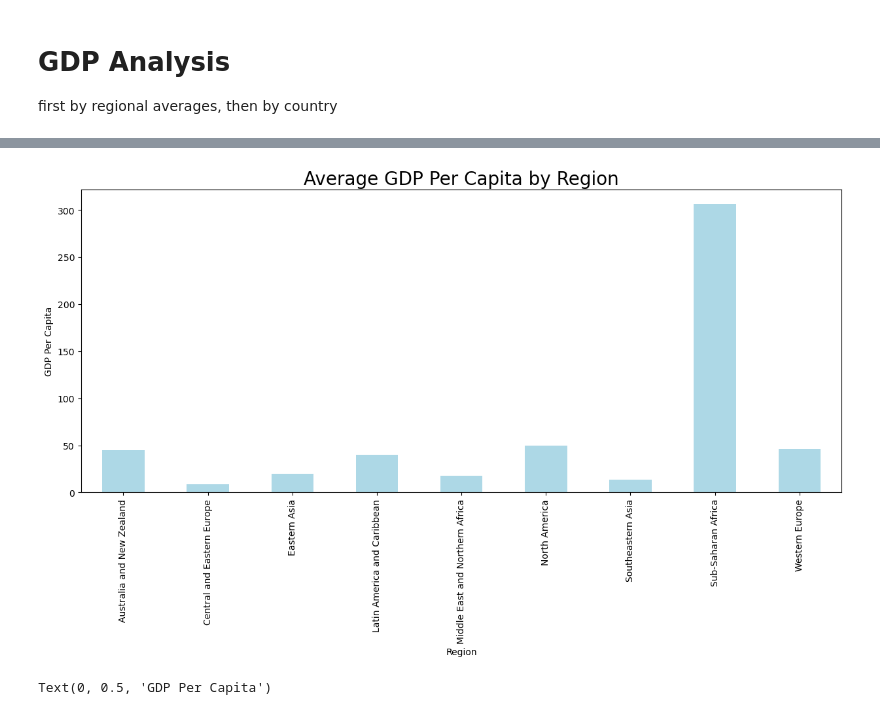
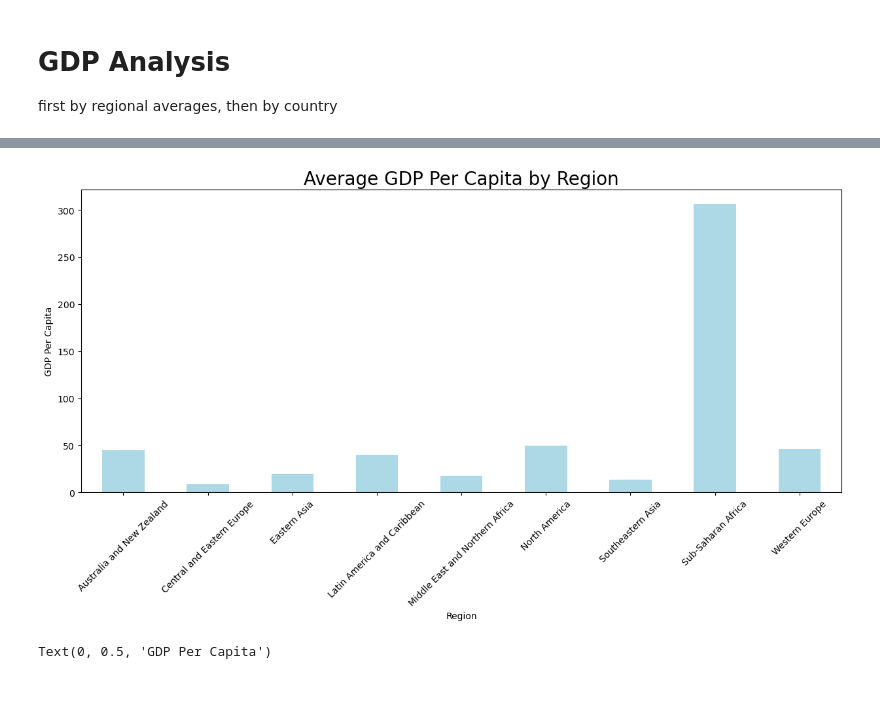
Before and after one commit to mattcaseycpa/project1, a Jupyter notebook: project.ipynb, the cells around one changed output, grey strips where cells are left out. Drawn from its saved outputs; the diff is of its cells as text; code cells hidden in the pictures.

```diff
--- a/project.ipynb
+++ b/project.ipynb
@@ -107,15 +121,15 @@ gdp_df
 # %%
 #Average GDP by Region
 #***** need to adjust GDP per capita to just GDP (mult by pop of each country) before taking average
 plt.figure(figsize=(15, 6))
 gdp_df.groupby('Region')['GDP_PerCapita'].mean().plot(kind='bar', color='lightblue')
 plt.title('Average GDP Per Capita by Region', fontsize=20)
 plt.xlabel('Region')
 plt.ylabel('GDP Per Capita')
-plt.xticks(rotation=90)
+plt.xticks(rotation=45)
 plt.show()
 # %% [output]
-[figure, old version]
+[figure, new version]
 # %%
 #chart for GDP by Region
 gdp=gdp_df["GDP_PerCapita"]
```
Also changed, not shown: parts of 2 cells of this notebook.
